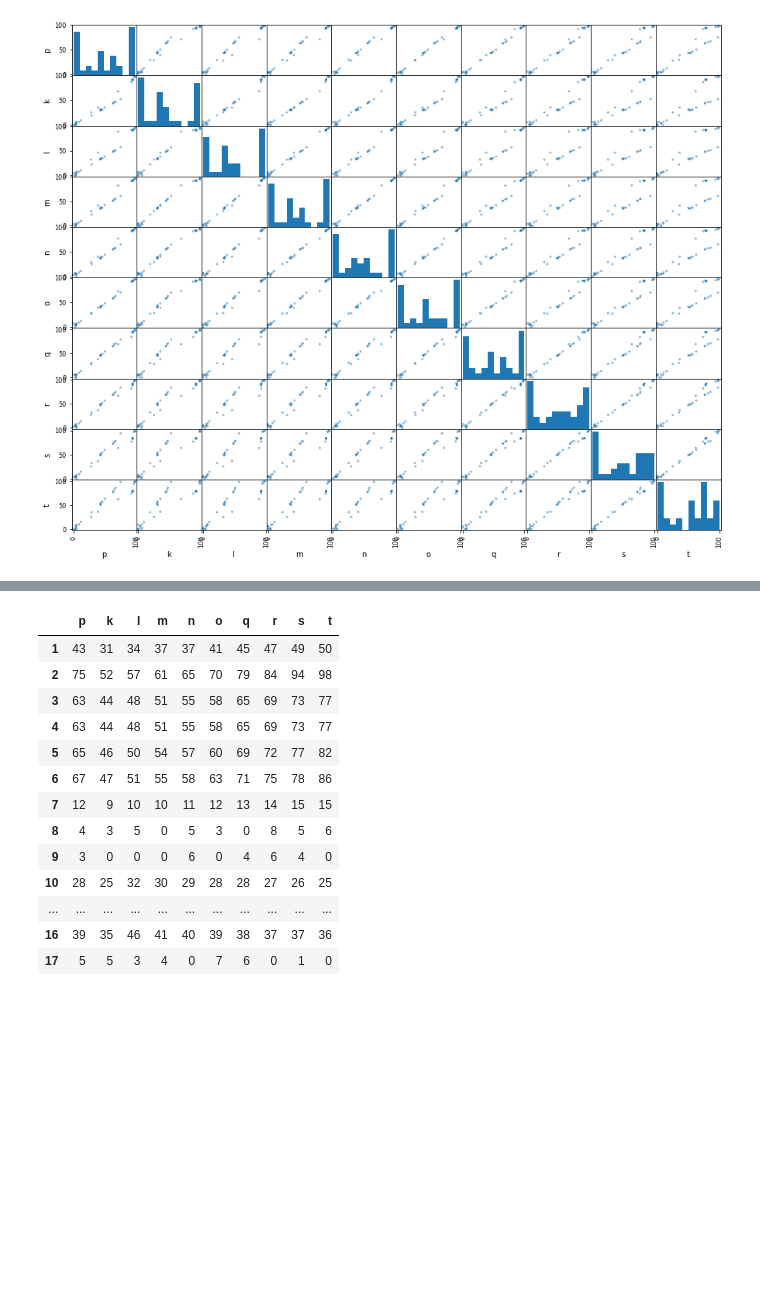
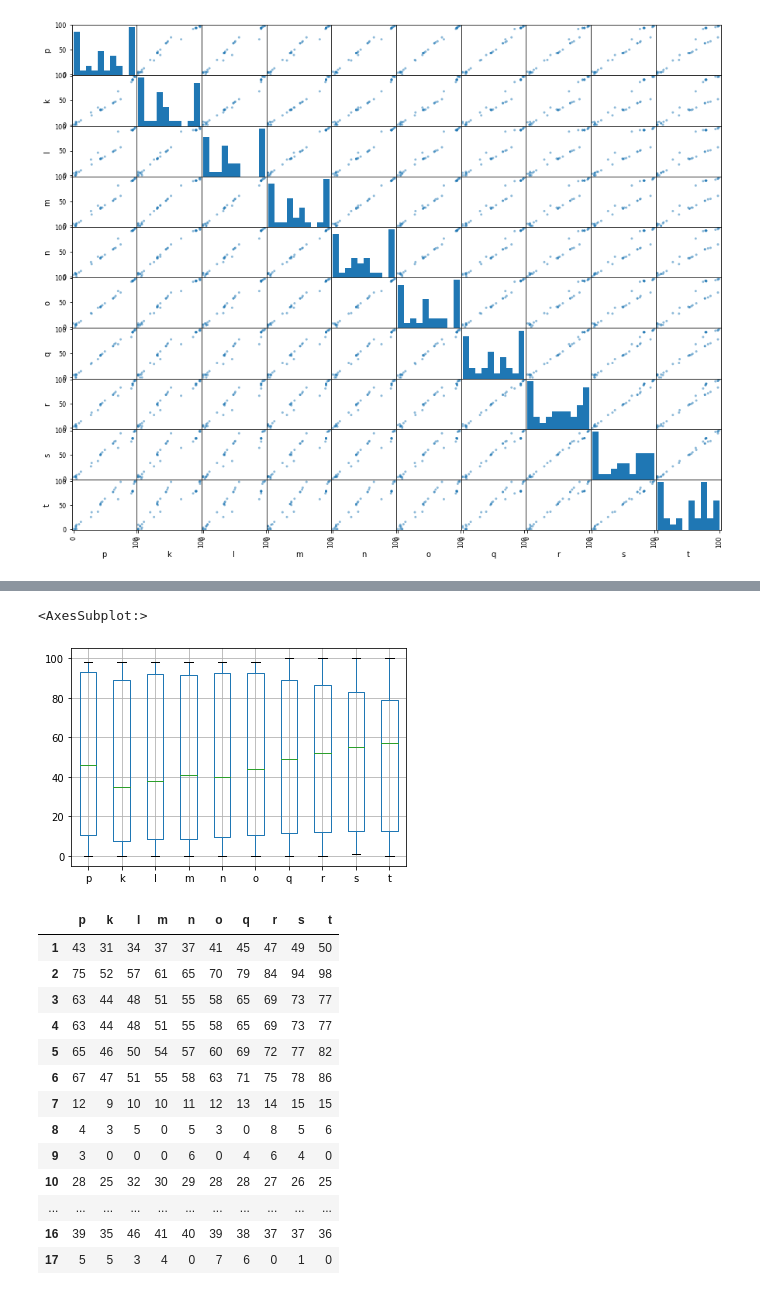
Before and after one commit to VLADO2000/Day8_Matrix_Analysis, a Jupyter notebook: Array visualisation for correlation .ipynb, the cells around one changed output, grey strips where cells are left out. Saved outputs shown, nothing was run; the diff lists cells and outputs as text; code cells hidden in the pictures; blank space fills up the shorter version.

```diff
--- a/Array visualisation for correlation .ipynb
+++ b/Array visualisation for correlation .ipynb
@@ -339,4 +317,10 @@ df_cor_col.describe()
 | 50% | 46.000000 | 35.000000 | 38.000000 | 41.000000 | 40.000000 | 44.000000 | 49.000000 | 52.000000 | 55.000000 | 57.000000 |
 | 75% | 93.000000 | 89.000000 | 92.000000 | 91.500000 | 92.500000 | 92.500000 | 89.000000 | 86.500000 | 83.000000 | 79.000000 |
 | max | 98.000000 | 98.000000 | 98.000000 | 98.000000 | 98.000000 | 98.000000 | 100.000000 | 100.000000 | 100.000000 | 100.000000 |
+# %%
+#Suspicious look on this data brings new thoughts, let's explore them with boxplot
+df_cor_col.boxplot()
+# %% [output]
+<AxesSubplot:>
+[figure, added]
 # %%
```
Also changed, not shown: parts of 5 cells of this notebook.
